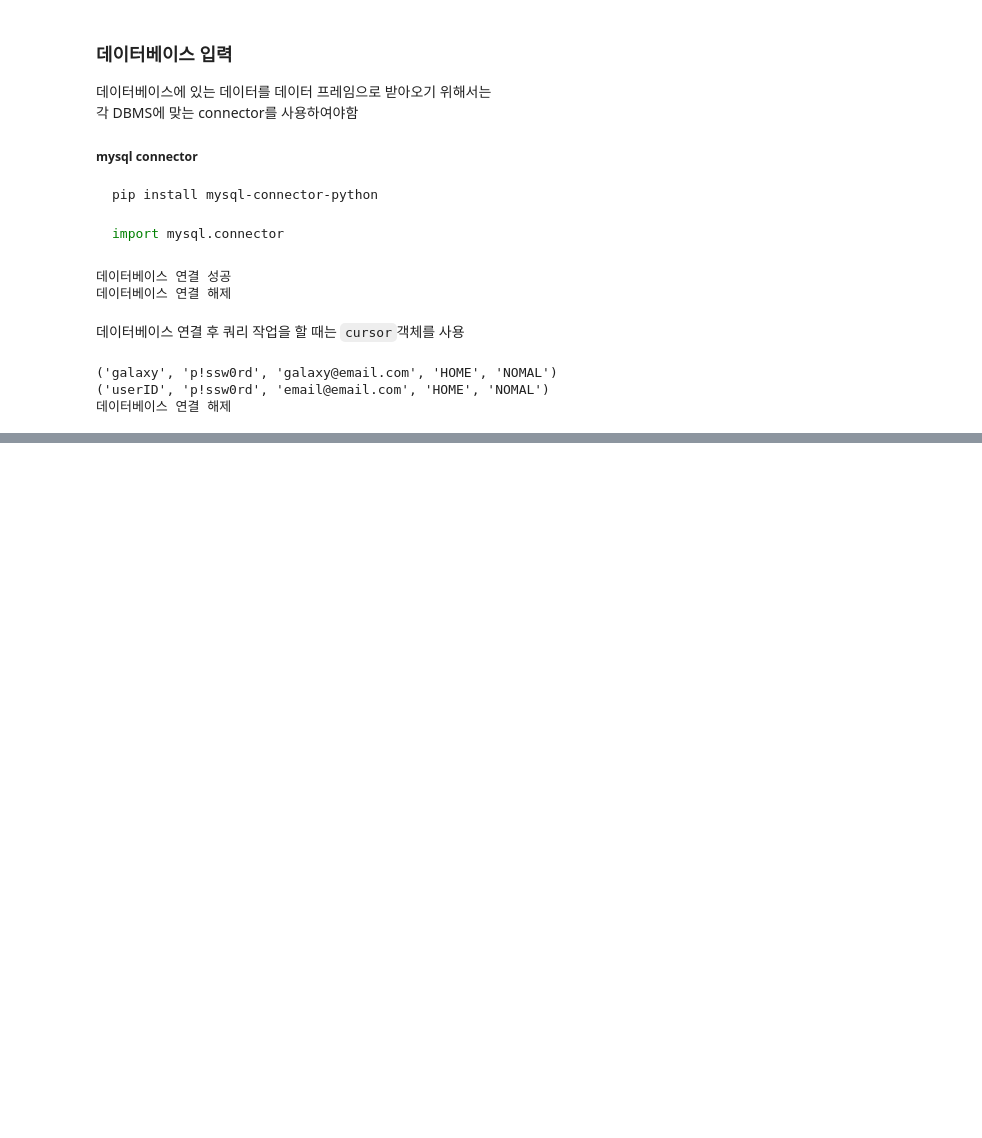
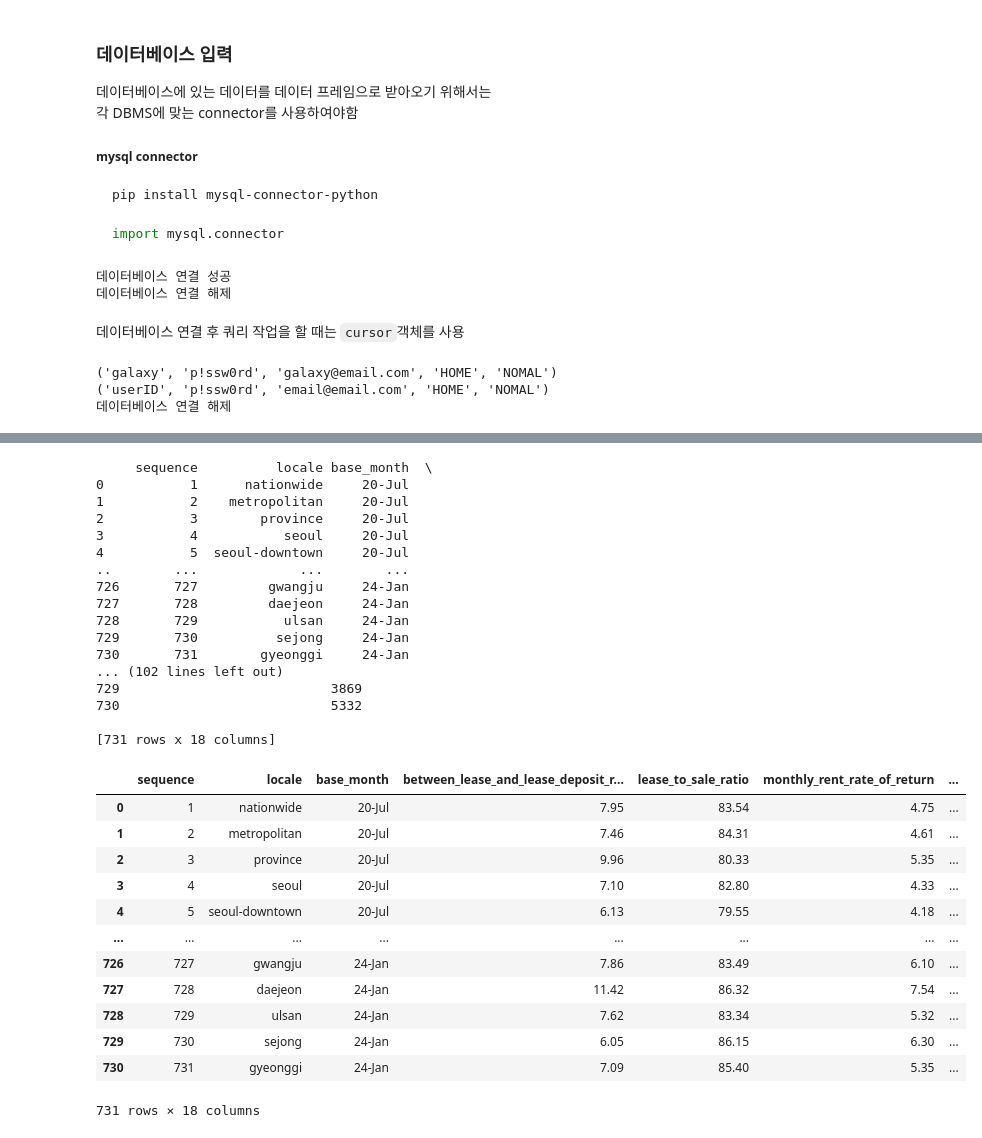
Before and after one commit to devKMC/python, a Jupyter notebook: pandas_data_analysis/pandas_data_import.ipynb, the cells around one changed output, grey strips where cells are left out. Cells and saved outputs as stored; diff of their text form; code cells hidden in the pictures; blank space fills up the shorter version.

```diff
--- a/pandas_data_analysis/pandas_data_import.ipynb
+++ b/pandas_data_analysis/pandas_data_import.ipynb
@@ -200,0 +250,55 @@ finally:
+# %%
+df= None
+
+try:
+    conn = mysql.connector.connect(
+      host = '127.0.0.1',
+      user = 'root',
+      password='root',
+      database='real_estate'
+    )
+    if conn.is_connected():
+        cursor=conn.cursor()
+        query = 'SELECT * FROM officetel_estate'  # 저장된 쿼리 불러오기
+        df = pd.read_sql_query(query,conn)
+        print(df)
+
+except Exception as e:
+    print('데이터 베이스 연결 실패',e)
+finally:
+    if conn.is_connected():
+       conn.close()
+
+
+df
+# %% [output]
+     sequence          locale base_month  \
+0           1      nationwide     20-Jul
+1           2    metropolitan     20-Jul
+2           3        province     20-Jul
+3           4           seoul     20-Jul
+4           5  seoul-downtown     20-Jul
+..        ...             ...        ...
+726       727         gwangju     24-Jan
+727       728         daejeon     24-Jan
+728       729           ulsan     24-Jan
+729       730          sejong     24-Jan
+730       731        gyeonggi     24-Jan
+... (102 lines left out)
+729                           3869
+730                           5332
+
+[731 rows x 18 columns]
+|  | sequence | locale | base_month | between_lease_and_lease_deposit_r... | lease_to_sale_ratio | monthly_rent_rate_of_return | ... |
+| 0 | 1 | nationwide | 20-Jul | 7.95 | 83.54 | 4.75 | ... |
+| 1 | 2 | metropolitan | 20-Jul | 7.46 | 84.31 | 4.61 | ... |
+| 2 | 3 | province | 20-Jul | 9.96 | 80.33 | 5.35 | ... |
+| 3 | 4 | seoul | 20-Jul | 7.10 | 82.80 | 4.33 | ... |
+| 4 | 5 | seoul-downtown | 20-Jul | 6.13 | 79.55 | 4.18 | ... |
+| ... | ... | ... | ... | ... | ... | ... | ... |
+| 726 | 727 | gwangju | 24-Jan | 7.86 | 83.49 | 6.10 | ... |
+| 727 | 728 | daejeon | 24-Jan | 11.42 | 86.32 | 7.54 | ... |
+| 728 | 729 | ulsan | 24-Jan | 7.62 | 83.34 | 5.32 | ... |
+| 729 | 730 | sejong | 24-Jan | 6.05 | 86.15 | 6.30 | ... |
+| 730 | 731 | gyeonggi | 24-Jan | 7.09 | 85.40 | 5.35 | ... |
+731 rows × 18 columns
```
Also changed, not shown: parts of 7 cells of this notebook, 1 other file.
